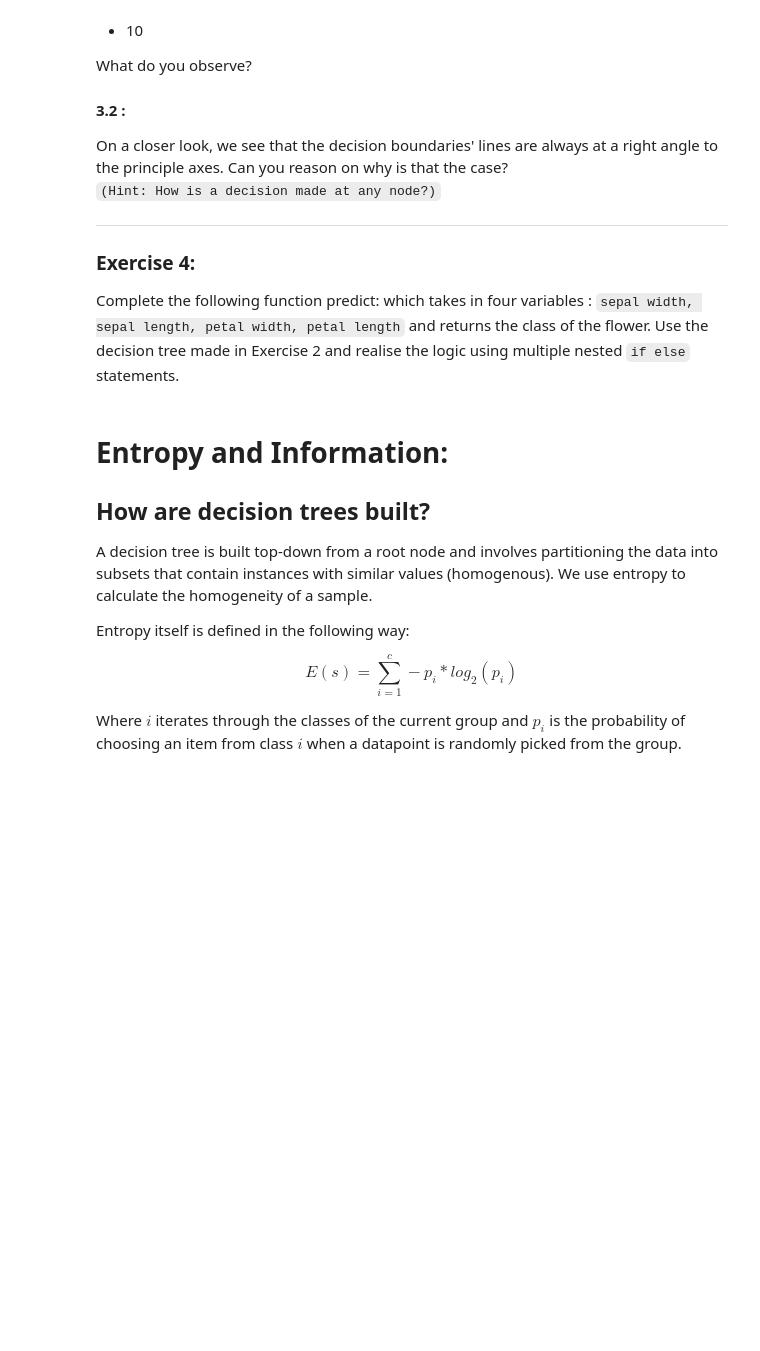
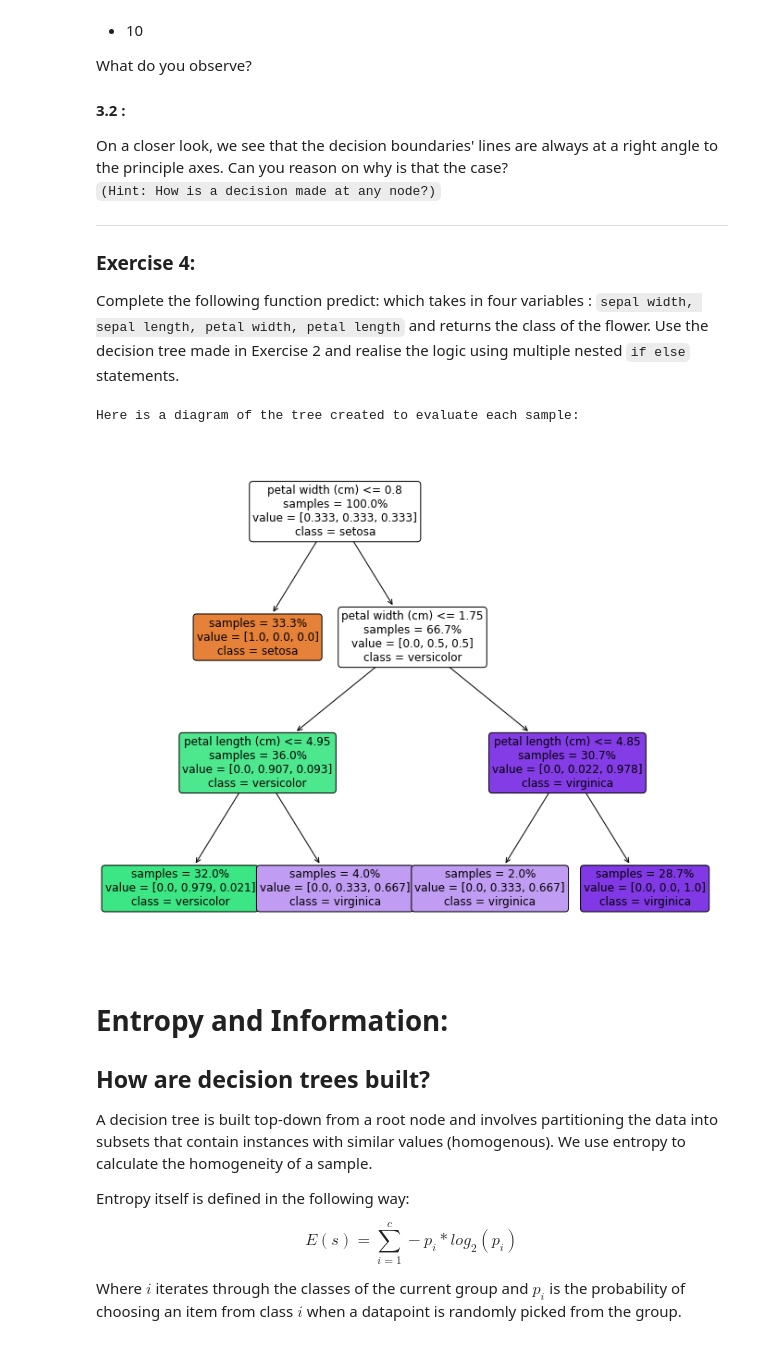
Before and after one commit to Mohit172003/fmml-assisments, a Jupyter notebook: FMML_ClassificationII_Lab2.ipynb, the cells around one changed output. Saved outputs shown, nothing was run; the diff lists cells and outputs as text; code cells hidden in the pictures; blank space fills up the shorter version.

```diff
--- a/FMML_ClassificationII_Lab2.ipynb
+++ b/FMML_ClassificationII_Lab2.ipynb
@@ -214,6 +214,19 @@ On a closer look, we see that the decision boundaries' lines are always at a rig
 ### Exercise 4:
 
 Complete the following function predict: which takes in four variables : `sepal width, sepal length, petal width, petal length` and returns the class of the flower. Use the decision tree made in Exercise 2 and realise the logic using multiple nested `if else` statements.
+# %%
+clf = tree.DecisionTreeClassifier(random_state = 0, max_depth = 3)
+clf.fit(X, y)
+
+feature_names = iris["feature_names"]
+class_names = iris["target_names"]
+print("Here is a diagram of the tree created to evaluate each sample:")
+fig, ax = plt.subplots(figsize=(12,10))
+imgObj = tree.plot_tree(clf, filled=True, ax=ax, feature_names = feature_names, class_names = class_names, impurity=False, proportion=True, rounded=True, fontsize = 12)
+plt.show()
+# %% [output]
+Here is a diagram of the tree created to evaluate each sample:
+[figure, added]
 # %%
 def predictSpecies(sepal_width, sepal_length, petal_width,  petal_length) -> str :
   """
```
Also changed, not shown: parts of 6 cells of this notebook.
